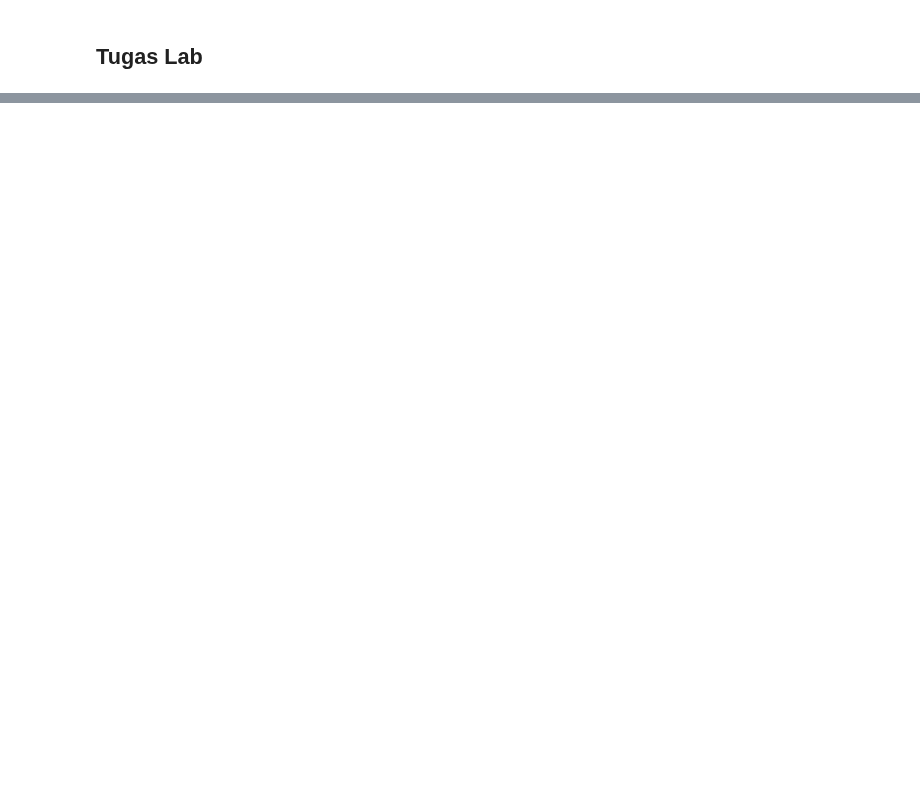
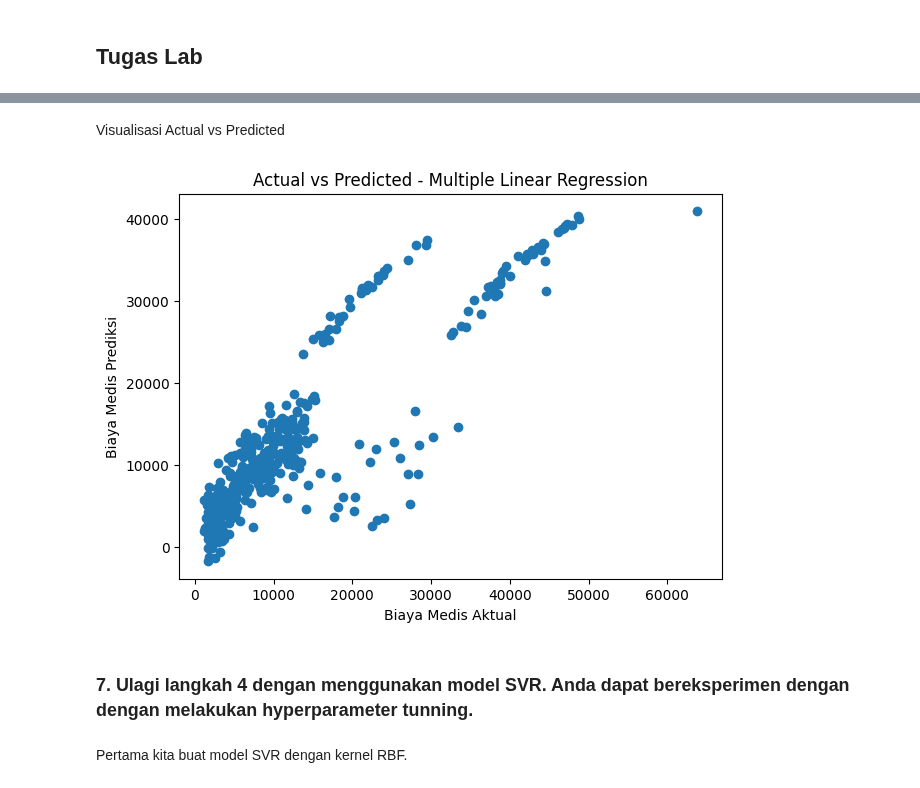
Before and after one commit to andyotani/Machine-learning_26-27, a Jupyter notebook: JS04/Tugas_Lab.ipynb, the cells around one changed output, grey strips where cells are left out. Saved outputs shown, nothing was run; the diff lists cells and outputs as text; code cells hidden in the pictures; blank space fills up the shorter version.

```diff
--- a/JS04/Tugas_Lab.ipynb
+++ b/JS04/Tugas_Lab.ipynb
@@ -46,0 +131,10 @@ print(df.describe())
+# %%
+numeric_features = ["age", "bmi", "children"]
+categorical_features = ["sex", "smoker", "region"]
+
+preprocessor = ColumnTransformer(
+    transformers=[
+        ("num", StandardScaler(), numeric_features),
+        ("cat", OneHotEncoder(handle_unknown="ignore"), categorical_features)
+    ]
+)
@@ -46,0 +149,24 @@ print(df.describe())
+# %%
+# Membuat pipeline Linear Regression
+linear_model = Pipeline(
+    steps=[
+        ("preprocessor", preprocessor),
+        ("model", LinearRegression())
+    ]
+)
+
+# Melatih model
+linear_model.fit(X_train, y_train)
+
+# Prediksi data test
+y_pred_lr = linear_model.predict(X_test)
+
+# Evaluasi
+r2_lr = r2_score(y_test, y_pred_lr)
+mse_lr = mean_squared_error(y_test, y_pred_lr)
+mae_lr = mean_absolute_error(y_test, y_pred_lr)
+
+print("=== MULTIPLE LINEAR REGRESSION ===")
+print("R-squared :", r2_lr)
+print("MSE       :", mse_lr)
+print("MAE       :", mae_lr)
@@ -46,0 +187,19 @@ print(df.describe())
+# %% [markdown]
+Visualisasi Actual vs Predicted
+# %%
+plt.figure(figsize=(7,5))
+
+plt.scatter(y_test, y_pred_lr)
+
+plt.xlabel("Biaya Medis Aktual")
+plt.ylabel("Biaya Medis Prediksi")
+plt.title("Actual vs Predicted - Multiple Linear Regression")
+
+plt.show()
+# %% [output]
+[figure, added]
+# %% [markdown]
+
+### 7. Ulagi langkah 4 dengan menggunakan model SVR. Anda dapat bereksperimen dengan dengan melakukan hyperparameter tunning.
+# %% [markdown]
+Pertama kita buat model SVR dengan kernel RBF.
```
Also changed, not shown: parts of 27 cells of this notebook.
